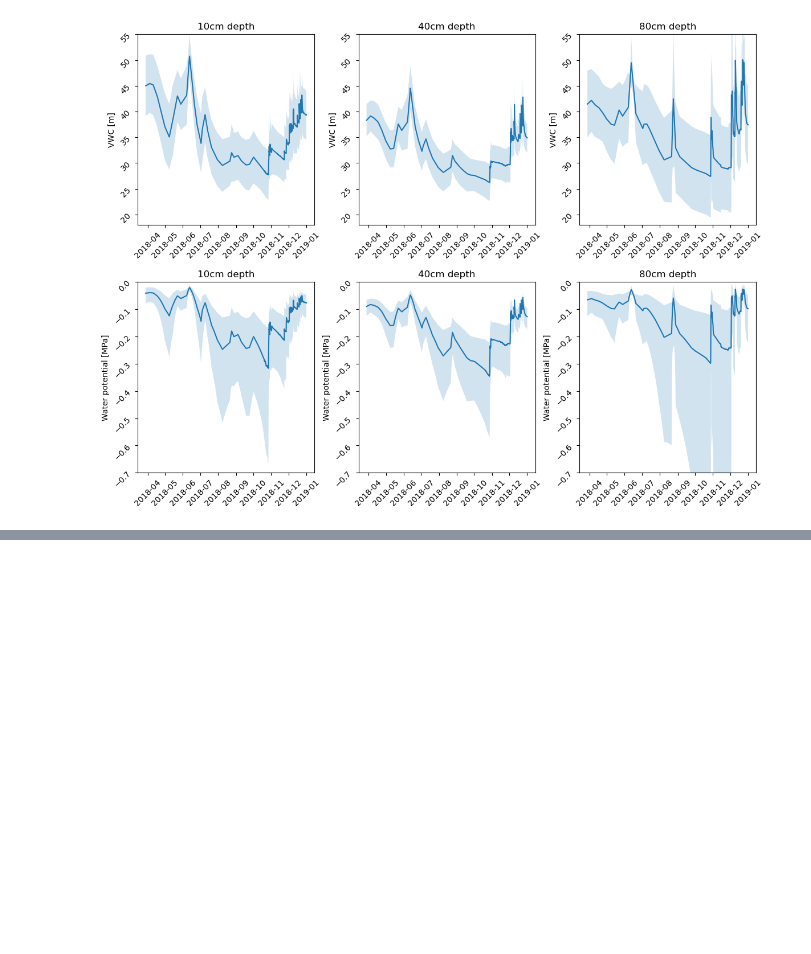
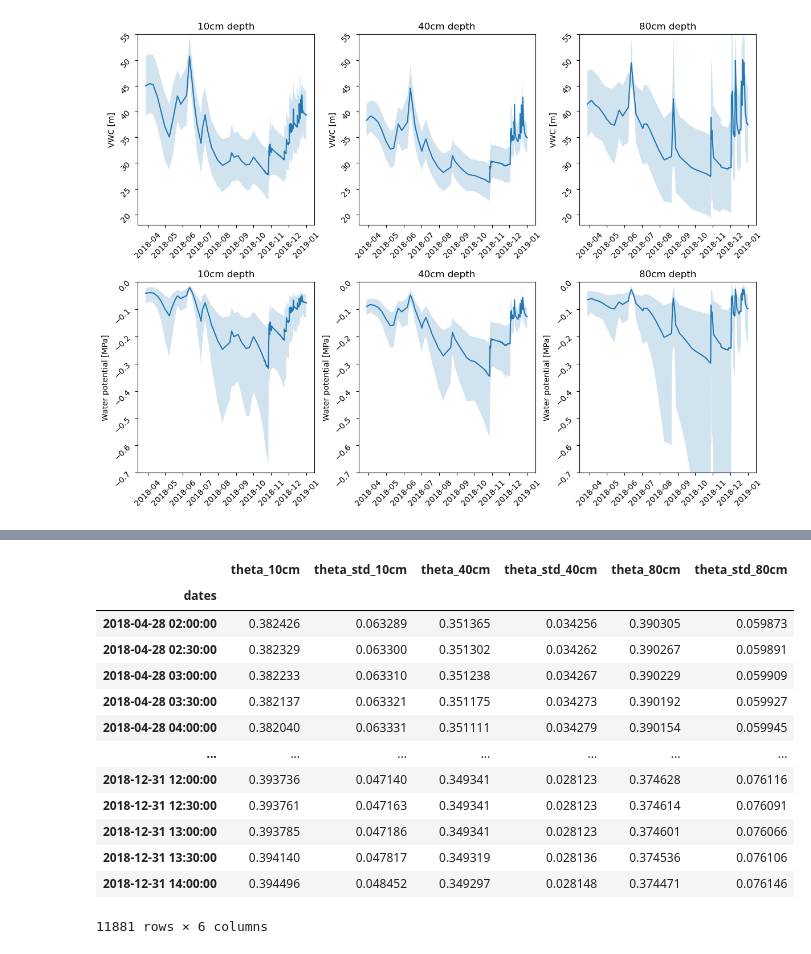
Before and after one commit to PhillipPapastefanou/SimPHony, a Jupyter notebook: appl/swiss/data_prep/pedo_transfer_estimation.ipynb, the cells around one changed output, grey strips where cells are left out. Cells and saved outputs as stored; diff of their text form; code cells hidden in the pictures; blank space fills up the shorter version.

```diff
--- a/appl/swiss/data_prep/pedo_transfer_estimation.ipynb
+++ b/appl/swiss/data_prep/pedo_transfer_estimation.ipynb
@@ -280,0 +294,20 @@ plt.savefig("Timeseries of hydraulic conductivity and water potential.png", dpi
+# %%
+df_combine_sel = df_combine.iloc[(df_combine.index > "2018-04-28 01:30:00")&(df_combine.index < "2018-12-31 14:30:00")]
+df_combine_sel *= 1.0/100.0
+df_combine_sel.to_csv("vwc_swicc_cc_2023_indiv.csv")
+df_combine_sel
+# %% [output]
+|  | theta_10cm | theta_std_10cm | theta_40cm | theta_std_40cm | theta_80cm | theta_std_80cm |
+| dates |  |  |  |  |  |  |
+| 2018-04-28 02:00:00 | 0.382426 | 0.063289 | 0.351365 | 0.034256 | 0.390305 | 0.059873 |
+| 2018-04-28 02:30:00 | 0.382329 | 0.063300 | 0.351302 | 0.034262 | 0.390267 | 0.059891 |
+| 2018-04-28 03:00:00 | 0.382233 | 0.063310 | 0.351238 | 0.034267 | 0.390229 | 0.059909 |
+| 2018-04-28 03:30:00 | 0.382137 | 0.063321 | 0.351175 | 0.034273 | 0.390192 | 0.059927 |
+| 2018-04-28 04:00:00 | 0.382040 | 0.063331 | 0.351111 | 0.034279 | 0.390154 | 0.059945 |
+| ... | ... | ... | ... | ... | ... | ... |
+| 2018-12-31 12:00:00 | 0.393736 | 0.047140 | 0.349341 | 0.028123 | 0.374628 | 0.076116 |
+| 2018-12-31 12:30:00 | 0.393761 | 0.047163 | 0.349341 | 0.028123 | 0.374614 | 0.076091 |
+| 2018-12-31 13:00:00 | 0.393785 | 0.047186 | 0.349341 | 0.028123 | 0.374601 | 0.076066 |
+| 2018-12-31 13:30:00 | 0.394140 | 0.047817 | 0.349319 | 0.028136 | 0.374536 | 0.076106 |
+| 2018-12-31 14:00:00 | 0.394496 | 0.048452 | 0.349297 | 0.028148 | 0.374471 | 0.076146 |
+11881 rows × 6 columns
```
Also changed, not shown: parts of 2 cells of this notebook, 20 other files.
